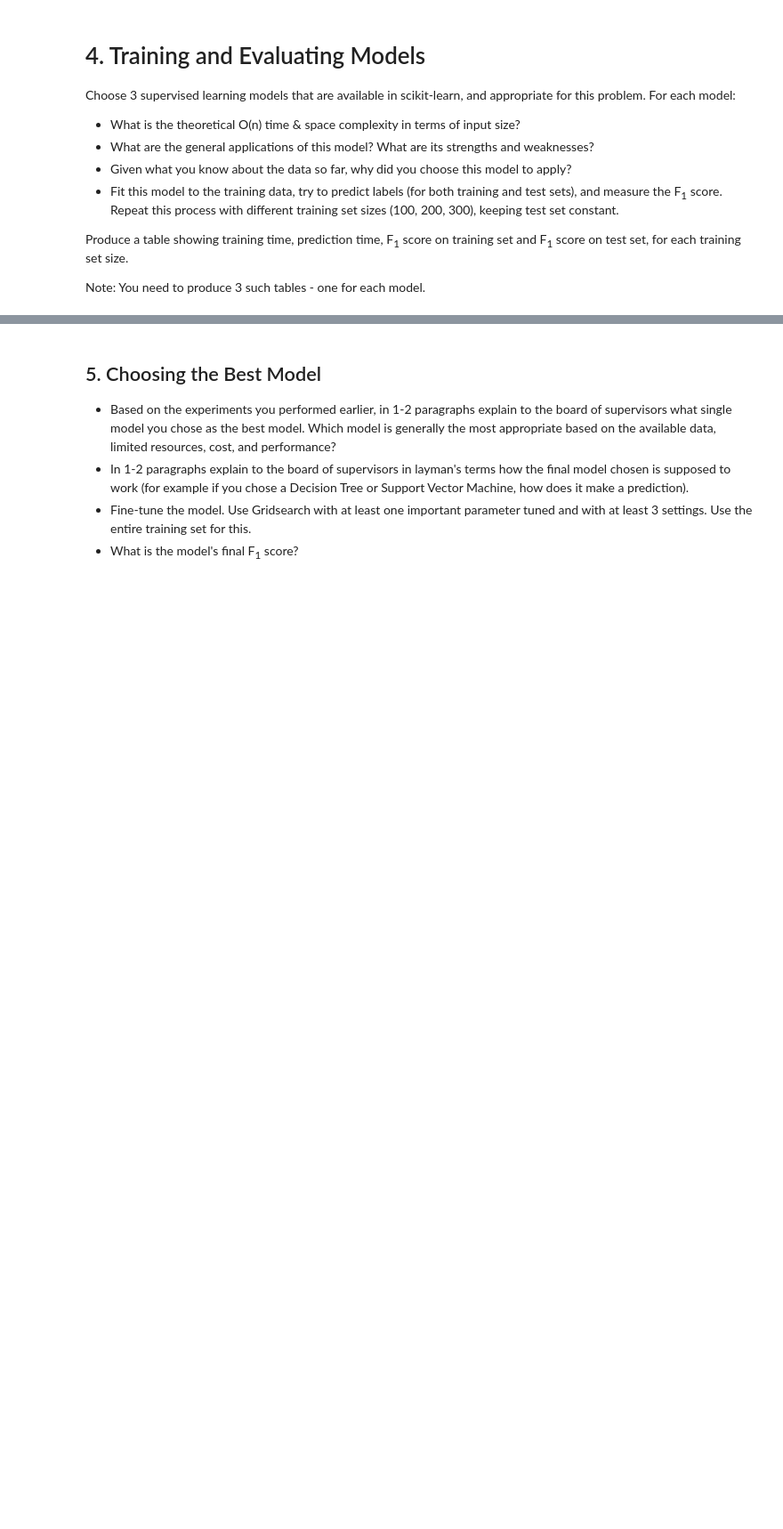
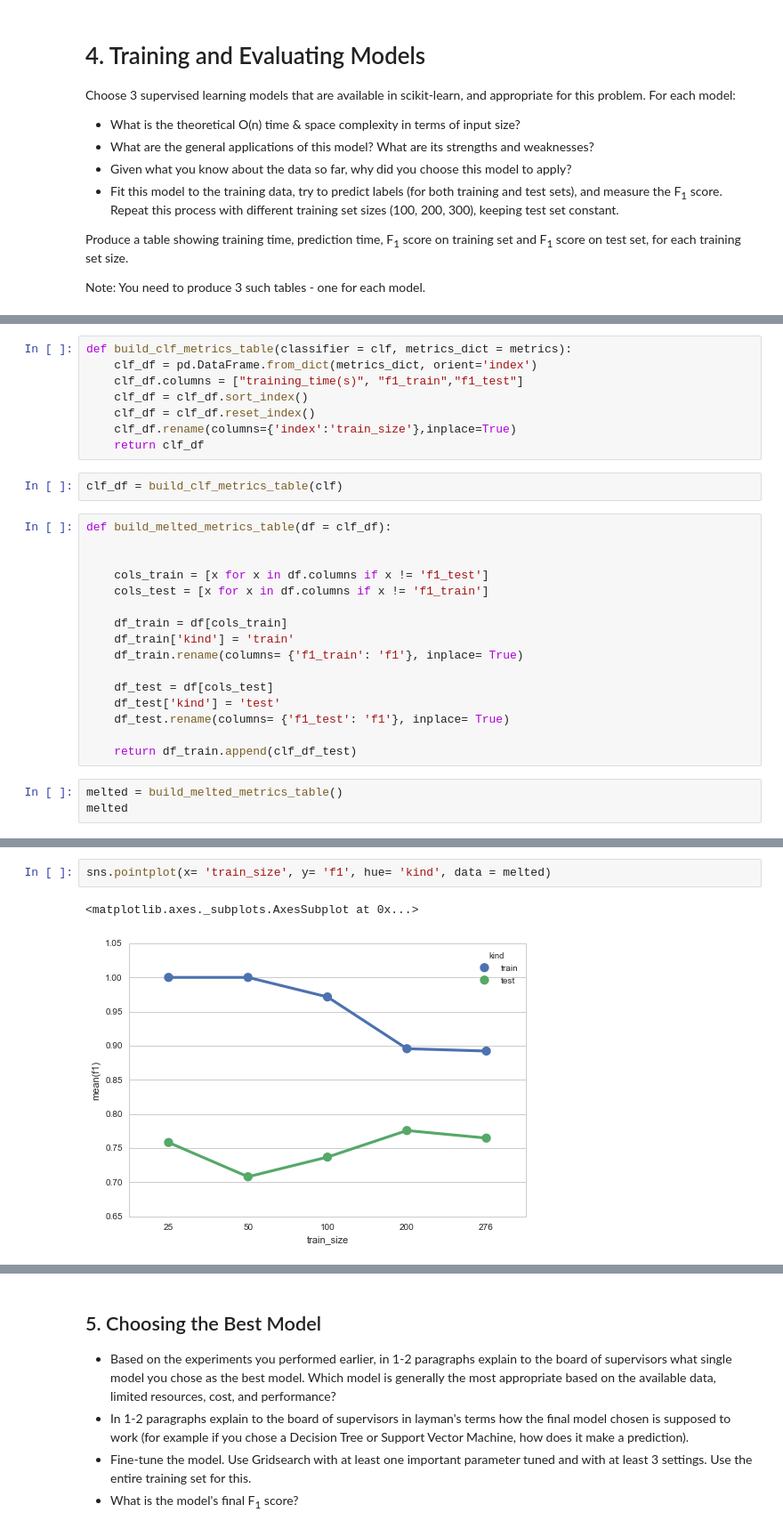
Before and after one commit to baumanab/Udacity_MachineLearningEngineer_ND, a Jupyter notebook: projects/student_intervention/student_intervention.ipynb, the cells around one changed output, grey strips where cells are left out. Shown at 89% size. Cells and saved outputs as stored; diff of their text form; blank space fills up the shorter version.

Commit message:
add metrics tables and metrics plots for a range of training data set sizes

```diff
--- a/projects/student_intervention/student_intervention.ipynb
+++ b/projects/student_intervention/student_intervention.ipynb
@@ -400,0 +452,29 @@ def train_predict(clf, X_train, y_train, X_test, y_test):
+# %%
+def build_clf_metrics_table(classifier = clf, metrics_dict = metrics):
+    clf_df = pd.DataFrame.from_dict(metrics_dict, orient='index')
+    clf_df.columns = ["training_time(s)", "f1_train","f1_test"]
+    clf_df = clf_df.sort_index()
+    clf_df = clf_df.reset_index()
+    clf_df.rename(columns={'index':'train_size'},inplace=True)
+    return clf_df
+# %%
+clf_df = build_clf_metrics_table(clf)
+# %%
+def build_melted_metrics_table(df = clf_df):
+
+
+    cols_train = [x for x in df.columns if x != 'f1_test']
+    cols_test = [x for x in df.columns if x != 'f1_train']
+
+    df_train = df[cols_train]
+    df_train['kind'] = 'train'
+    df_train.rename(columns= {'f1_train': 'f1'}, inplace= True)
+
+    df_test = df[cols_test]
+    df_test['kind'] = 'test'
+    df_test.rename(columns= {'f1_test': 'f1'}, inplace= True)
+
+    return df_train.append(clf_df_test)
+# %%
+melted = build_melted_metrics_table()
+melted
@@ -400,0 +493,5 @@ def train_predict(clf, X_train, y_train, X_test, y_test):
+# %%
+sns.pointplot(x= 'train_size', y= 'f1', hue= 'kind', data = melted)
+# %% [output]
+<matplotlib.axes._subplots.AxesSubplot at 0x...>
+[figure, added]
```
Also changed, not shown: parts of 11 cells of this notebook.
